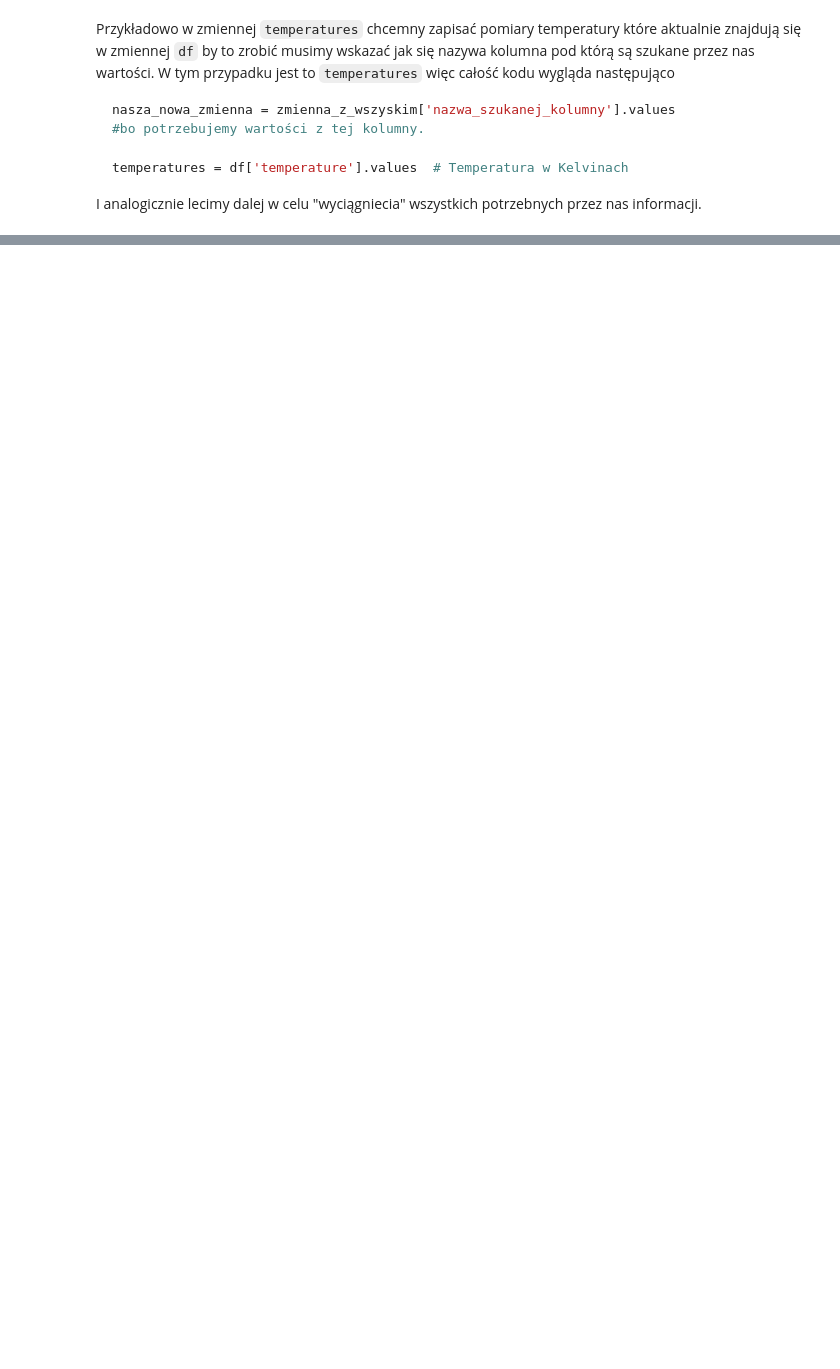
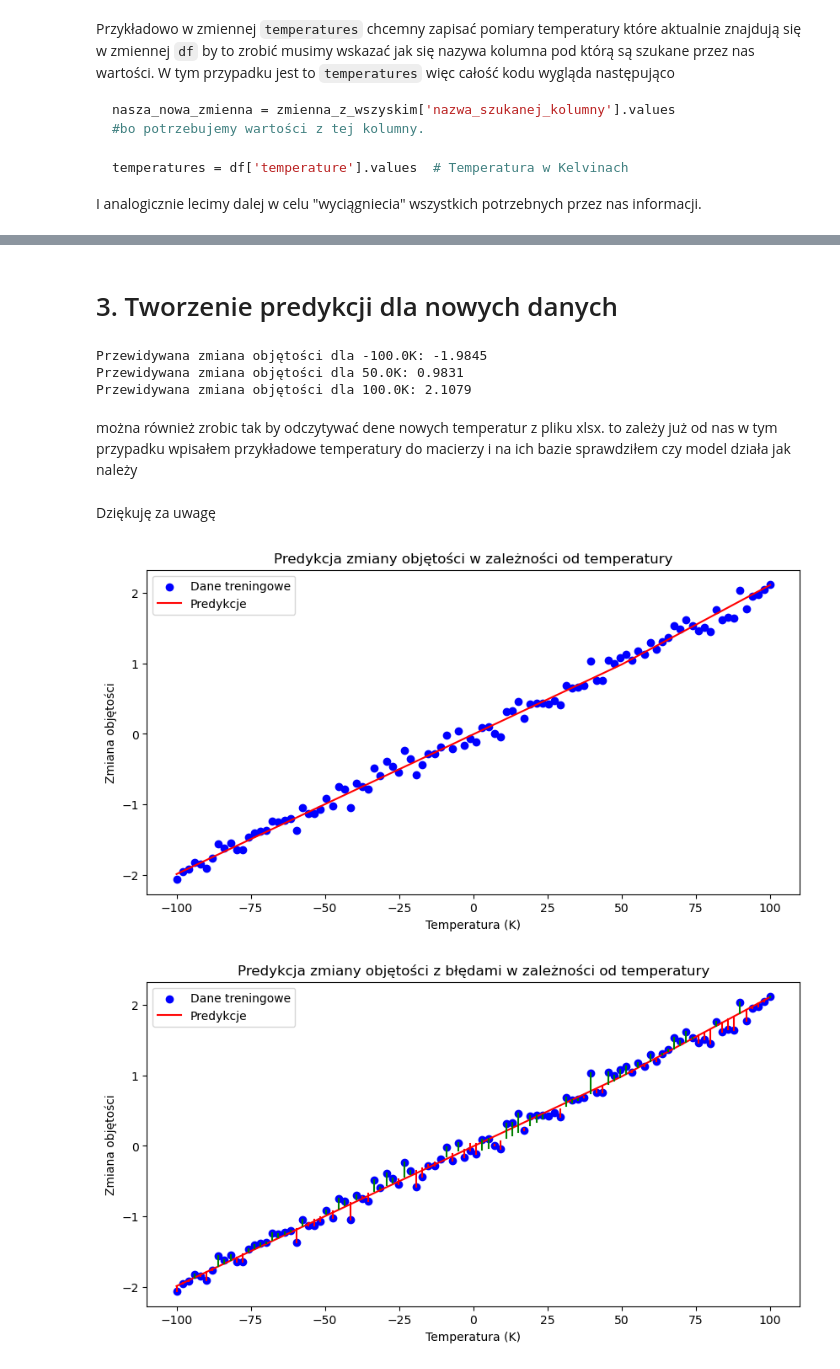
Before and after one commit to kitajusSus/ai-physics--labs-uwb_year2, a Jupyter notebook: T.lab1_ex24/notatnik_lab1.ipynb, the cells around one changed output, grey strips where cells are left out. Saved outputs shown, nothing was run; the diff lists cells and outputs as text; code cells hidden in the pictures; blank space fills up the shorter version.

```diff
--- a/T.lab1_ex24/notatnik_lab1.ipynb
+++ b/T.lab1_ex24/notatnik_lab1.ipynb
@@ -123,0 +132,4 @@ print("Tensor:", tensor)
+# %%
+# Konwersja danych do tensorów PyTorch
+temperatures = torch.tensor(temperatures, dtype=torch.float32).reshape(-1, 1)  # reshaping na kolumnę
+delta_volumes = torch.tensor(delta_volumes, dtype=torch.float32).reshape(-1, 1)
@@ -123,0 +331,54 @@ print("Tensor:", tensor)
+# %% [markdown]
+# 3. Tworzenie predykcji dla nowych danych
+# %%
+# 5. Predykcja dla nowych temperatur
+new_temperatures = torch.tensor([-100, 50, 100], dtype=torch.float32).reshape(-1, 1)
+predicted_volumes = model(new_temperatures).detach().numpy()
+
+# Wyświetlenie wyników
+for i, temp in enumerate(new_temperatures):
+    print(f"Przewidywana zmiana objętości dla {temp.item()}K: {predicted_volumes[i][0]:.4f}")
+# %% [output]
+Przewidywana zmiana objętości dla -100.0K: -1.9845
+Przewidywana zmiana objętości dla 50.0K: 0.9831
+Przewidywana zmiana objętości dla 100.0K: 2.1079
+# %% [markdown]
+można również zrobic tak by odczytywać dene nowych temperatur z pliku xlsx. to zależy już od nas w tym przypadku wpisałem przykładowe temperatury do macierzy i na ich bazie sprawdziłem czy model działa jak należy
+# %% [markdown]
+Dziękuję za uwagę
+# %%
+# 6. Wykres wyników
+import matplotlib.pyplot as plt
+
+# Wykres danych treningowych i predykcji
+plt.figure(figsize=(10, 5))
+plt.scatter(temperatures.numpy(), delta_volumes.numpy(), label='Dane treningowe', color='blue')
+plt.plot(new_temperatures.numpy(), predicted_volumes, label='Predykcje', color='red')
+plt.xlabel('Temperatura (K)')
+plt.ylabel('Zmiana objętości')
+plt.title('Predykcja zmiany objętości w zależności od temperatury')
+plt.legend()
+plt.show()
+
+# Obliczanie błędów predykcji
+errors = delta_volumes - model(temperatures).detach()
+errors = errors.numpy()
+
+# Wykres danych treningowych z błędami
+plt.figure(figsize=(10, 5))
+plt.scatter(temperatures.numpy(), delta_volumes.numpy(), label='Dane treningowe', color='blue')
+plt.plot(new_temperatures.numpy(), predicted_volumes, label='Predykcje', color='red')
+
+# Dodanie błędów do wykresu
+for i in range(len(temperatures)):
+    color = 'green' if errors[i] >= 0 else 'red'
+    plt.plot([temperatures[i], temperatures[i]], [delta_volumes[i], delta_volumes[i] - errors[i]], color=color)
+
+plt.xlabel('Temperatura (K)')
+plt.ylabel('Zmiana objętości')
+plt.title('Predykcja zmiany objętości z błędami w zależności od temperatury')
+plt.legend()
+plt.show()
+# %% [output]
+[figure, added]
+[figure, added]
```
Also changed, not shown: parts of 24 cells of this notebook.
